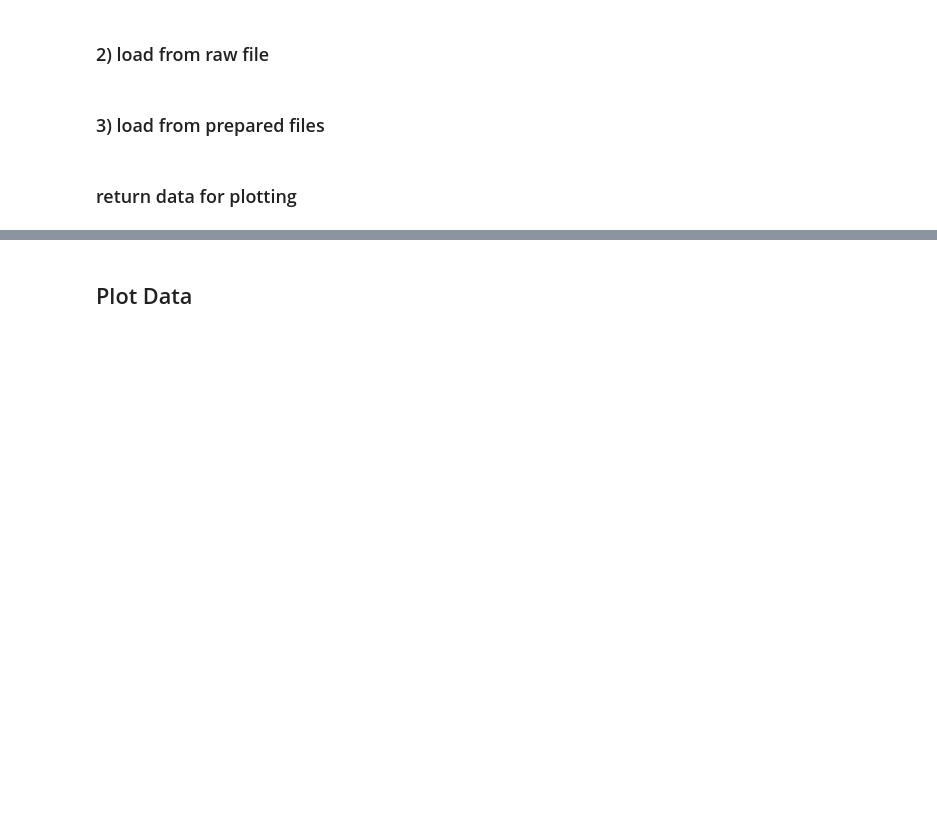
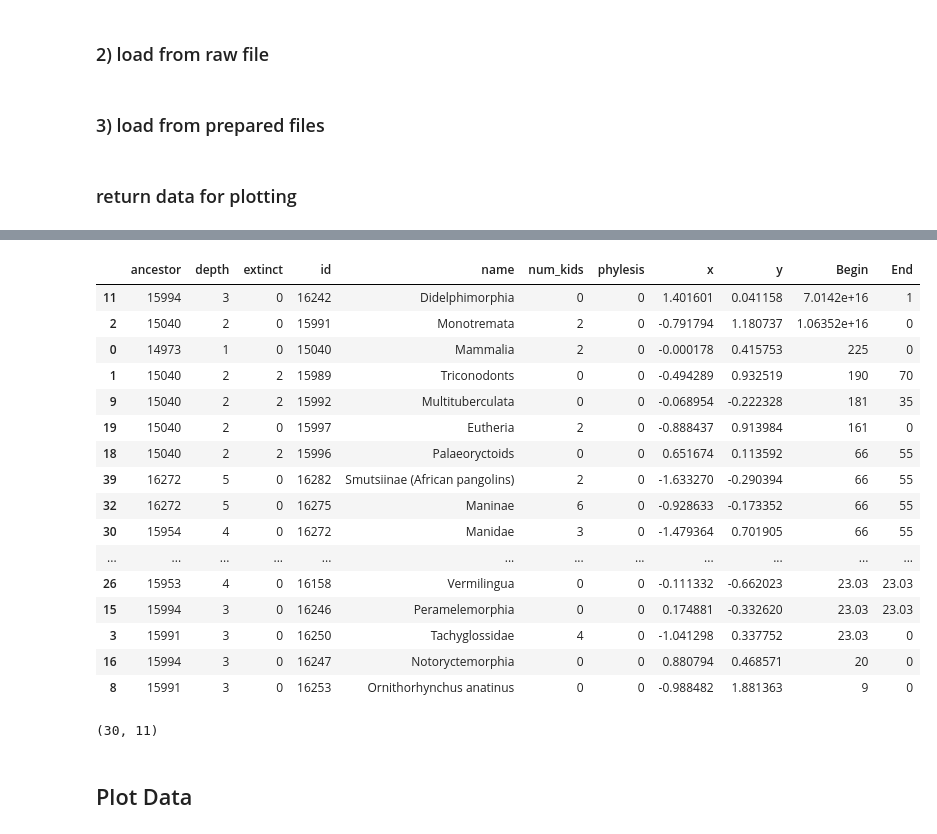
Before and after one commit to seth127/phyloGraph, a Jupyter notebook: phyloGraph.ipynb, the cells around one changed output, grey strips where cells are left out. Saved outputs shown, nothing was run; the diff lists cells and outputs as text; code cells hidden in the pictures; blank space fills up the shorter version.

Commit message:
lots of time work

```diff
--- a/phyloGraph.ipynb
+++ b/phyloGraph.ipynb
@@ -30,0 +30,3 @@ ChunkedEncodingError: ('Connection broken: IncompleteRead(374 bytes read, 138 mo
+# %%
+pgd.add_time()
+pgd.df.head()
@@ -46,3 +66,30 @@ df, links_list = pgd.return_data()
+# %%
+df.sort_values(by='Begin', ascending=False)
+# %% [output]
+|  | ancestor | depth | extinct | id | name | num_kids | phylesis | x | y | Begin | End |
+| 11 | 15994 | 3 | 0 | 16242 | Didelphimorphia | 0 | 0 | 1.401601 | 0.041158 | 7.0142e+16 | 1 |
+| 2 | 15040 | 2 | 0 | 15991 | Monotremata | 2 | 0 | -0.791794 | 1.180737 | 1.06352e+16 | 0 |
+| 0 | 14973 | 1 | 0 | 15040 | Mammalia | 2 | 0 | -0.000178 | 0.415753 | 225 | 0 |
+| 1 | 15040 | 2 | 2 | 15989 | Triconodonts | 0 | 0 | -0.494289 | 0.932519 | 190 | 70 |
+| 9 | 15040 | 2 | 2 | 15992 | Multituberculata | 0 | 0 | -0.068954 | -0.222328 | 181 | 35 |
+| 19 | 15040 | 2 | 0 | 15997 | Eutheria | 2 | 0 | -0.888437 | 0.913984 | 161 | 0 |
+| 18 | 15040 | 2 | 2 | 15996 | Palaeoryctoids | 0 | 0 | 0.651674 | 0.113592 | 66 | 55 |
+| 39 | 16272 | 5 | 0 | 16282 | Smutsiinae (African pangolins) | 2 | 0 | -1.633270 | -0.290394 | 66 | 55 |
+| 32 | 16272 | 5 | 0 | 16275 | Maninae | 6 | 0 | -0.928633 | -0.173352 | 66 | 55 |
+| 30 | 15954 | 4 | 0 | 16272 | Manidae | 3 | 0 | -1.479364 | 0.701905 | 66 | 55 |
+| ... | ... | ... | ... | ... | ... | ... | ... | ... | ... | ... | ... |
+| 26 | 15953 | 4 | 0 | 16158 | Vermilingua | 0 | 0 | -0.111332 | -0.662023 | 23.03 | 23.03 |
+| 15 | 15994 | 3 | 0 | 16246 | Peramelemorphia | 0 | 0 | 0.174881 | -0.332620 | 23.03 | 23.03 |
+| 3 | 15991 | 3 | 0 | 16250 | Tachyglossidae | 4 | 0 | -1.041298 | 0.337752 | 23.03 | 0 |
+| 16 | 15994 | 3 | 0 | 16247 | Notoryctemorphia | 0 | 0 | 0.880794 | 0.468571 | 20 | 0 |
+| 8 | 15991 | 3 | 0 | 16253 | Ornithorhynchus anatinus | 0 | 0 | -0.988482 | 1.881363 | 9 | 0 |
+# %%
+# hack: get rid of rows with no Begin time or too big begin time
+df = df.loc[df['Begin'].notnull()]
+df = df.loc[df['Begin'] < 500]
+print(df.shape)
+# %% [output]
+(30, 11)
 # %% [markdown]
 ## Plot Data
 # %%
```
Also changed, not shown: parts of 17 cells of this notebook, 3 other files.
